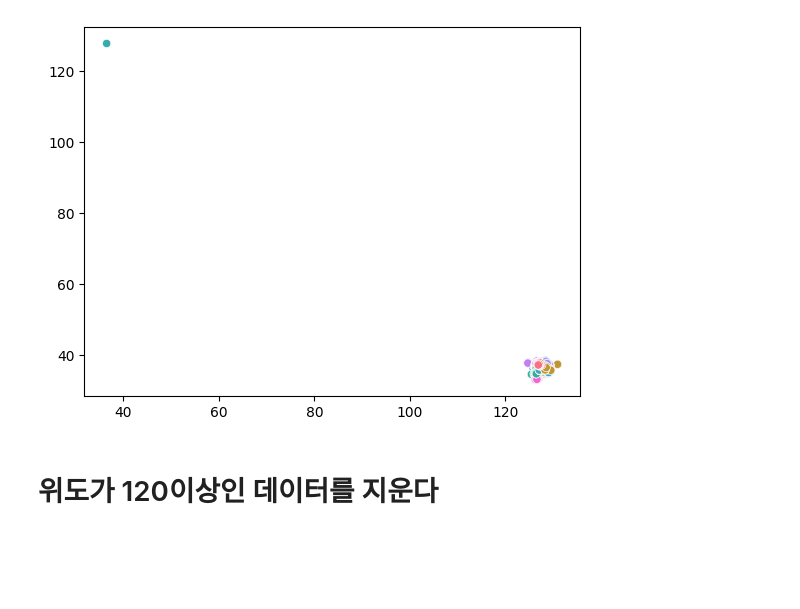
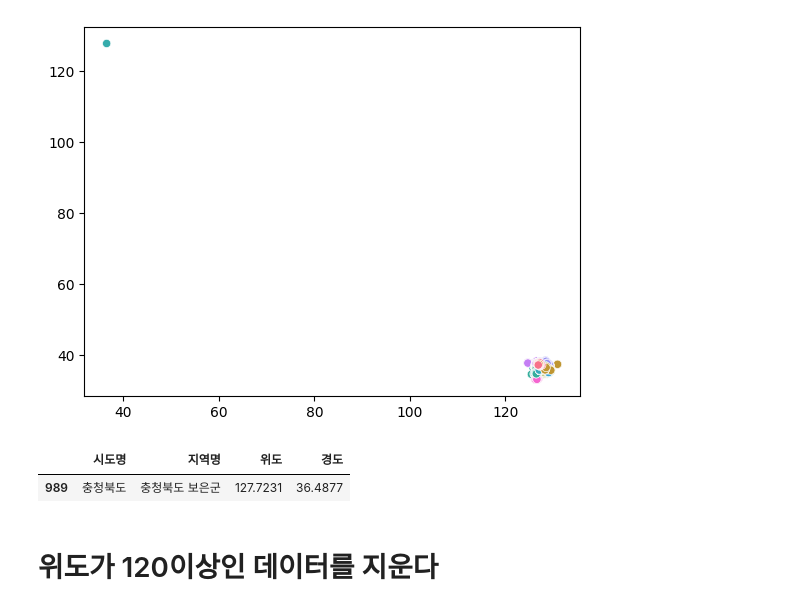
Before and after one commit to anyoungjin20040106/localData, a Jupyter notebook: dataset.ipynb, the cells around one changed output. Cells and saved outputs as stored; diff of their text form; code cells hidden in the pictures; blank space fills up the shorter version.

```diff
--- a/dataset.ipynb
+++ b/dataset.ipynb
@@ -410,6 +412,11 @@ plt.ylabel("")
 # %% [output]
 Text(0, 0.5, '')
 [figure]
+# %%
+result[result['위도']>120]
+# %% [output]
+|  | 시도명 | 지역명 | 위도 | 경도 |
+| 989 | 충청북도 | 충청북도 보은군 | 127.7231 | 36.4877 |
 # %% [markdown]
 # 위도가 120이상인 데이터를 지운다
 # %%
```
Also changed, not shown: parts of 1 cell of this notebook.
